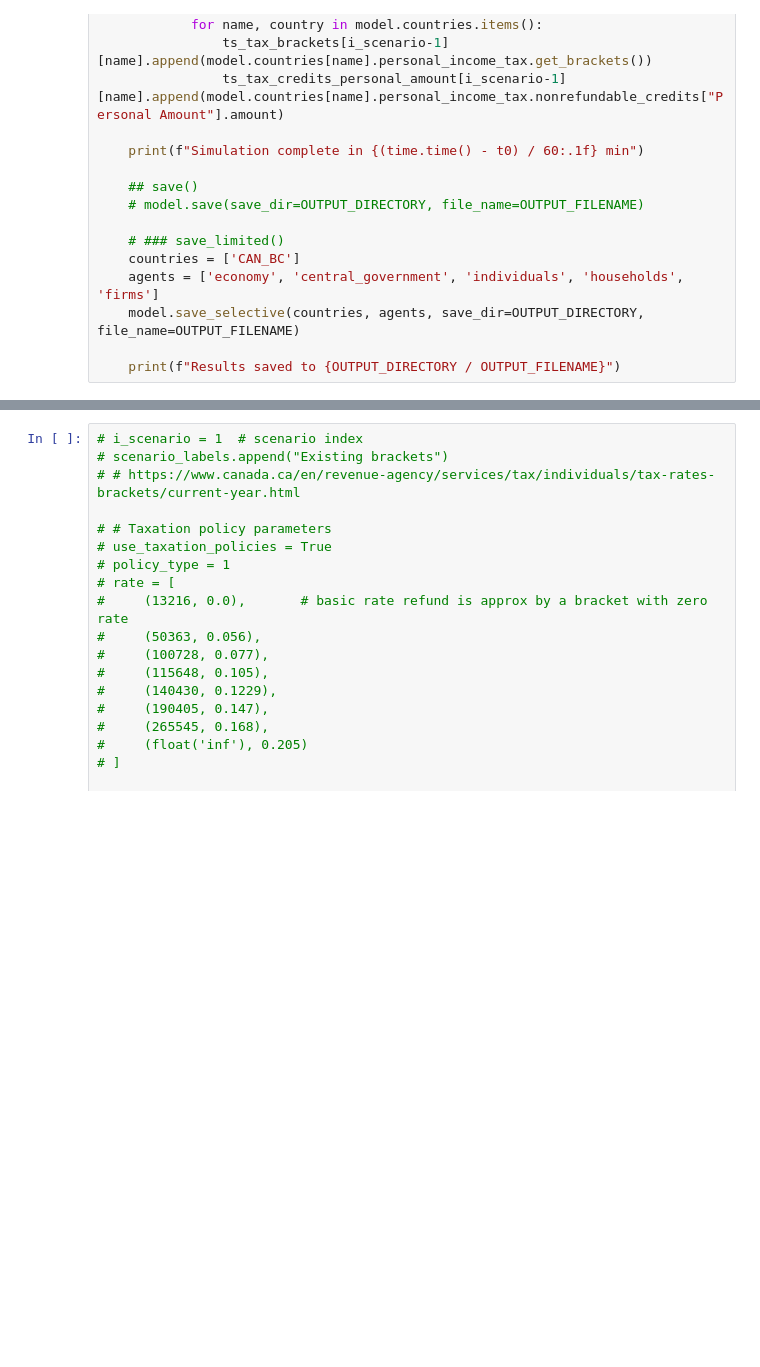
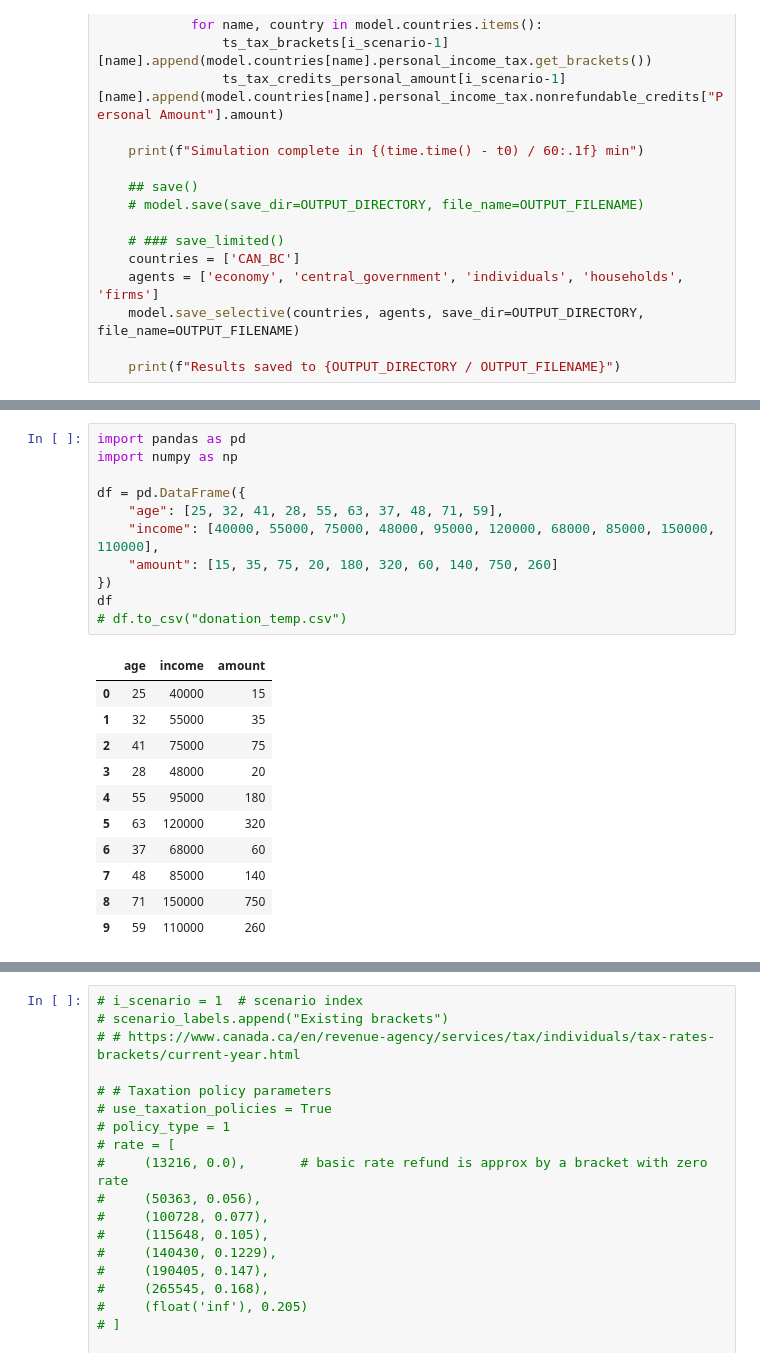
Before and after one commit to bcgov/macroabm-ca, a Jupyter notebook: scenarios/pit_basic_multiseed.ipynb, the cells around one changed output, grey strips where cells are left out. Saved outputs shown, nothing was run; the diff lists cells and outputs as text; blank space fills up the shorter version.

Commit message:
Prototyped augmenting synthetic population with dummy MoF data

```diff
--- a/scenarios/pit_basic_multiseed.ipynb
+++ b/scenarios/pit_basic_multiseed.ipynb
@@ -703,0 +799,23 @@ t: 12, timestep: 2017-1
+# %%
+import pandas as pd
+import numpy as np
+
+df = pd.DataFrame({
+    "age": [25, 32, 41, 28, 55, 63, 37, 48, 71, 59],
+    "income": [40000, 55000, 75000, 48000, 95000, 120000, 68000, 85000, 150000, 110000],
+    "amount": [15, 35, 75, 20, 180, 320, 60, 140, 750, 260]
+})
+df
+# df.to_csv("donation_temp.csv")
+# %% [output]
+|  | age | income | amount |
+| 0 | 25 | 40000 | 15 |
+| 1 | 32 | 55000 | 35 |
+| 2 | 41 | 75000 | 75 |
+| 3 | 28 | 48000 | 20 |
+| 4 | 55 | 95000 | 180 |
+| 5 | 63 | 120000 | 320 |
+| 6 | 37 | 68000 | 60 |
+| 7 | 48 | 85000 | 140 |
+| 8 | 71 | 150000 | 750 |
+| 9 | 59 | 110000 | 260 |
```
Also changed, not shown: parts of 12 cells of this notebook, 12 other files.
